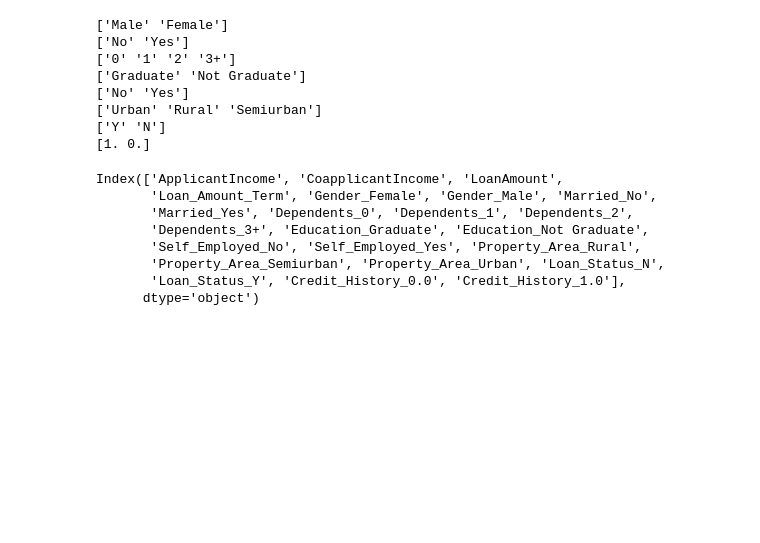
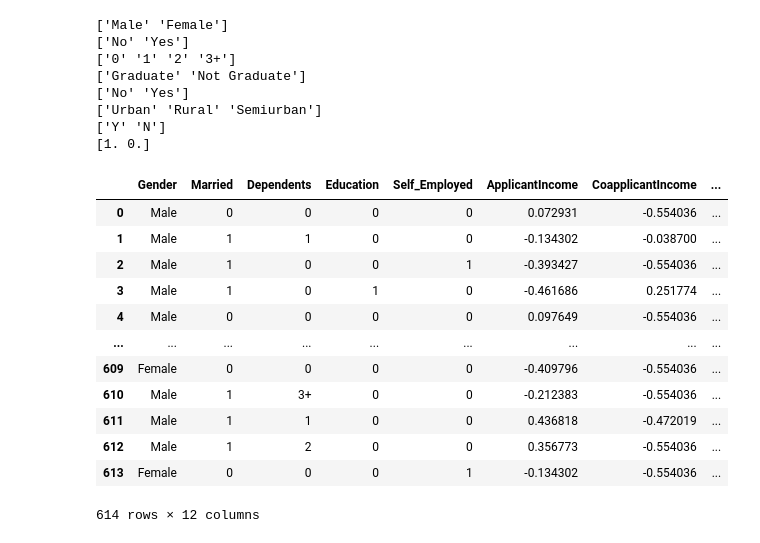
Before and after one commit to mawada-sweis/Loan-prediction-dataset, a Jupyter notebook: data_cleaning.ipynb, the cells around one changed output. Saved outputs shown, nothing was run; the diff lists cells and outputs as text; code cells hidden in the pictures; blank space fills up the shorter version.

```diff
--- a/data_cleaning.ipynb
+++ b/data_cleaning.ipynb
@@ -293,3 +267,29 @@ for col in train_cetagory.columns:
 ['Urban' 'Rural' 'Semiurban']
 ['Y' 'N']
 [1. 0.]
+# %%
+# column need labeling
+label_column = ["Married", "Education", "Self_Employed", "Loan_Status", "Credit_History"]
+
+# creating instance of labelencoder
+labelencoder = LabelEncoder()
+
+# Assigning numerical values and storing in the same column
+for column in label_column:
+    train_data[column] = labelencoder.fit_transform(train_data[column])
+
+train_data
+# %% [output]
+|  | Gender | Married | Dependents | Education | Self_Employed | ApplicantIncome | CoapplicantIncome | ... |
+| 0 | Male | 0 | 0 | 0 | 0 | 0.072931 | -0.554036 | ... |
+| 1 | Male | 1 | 1 | 0 | 0 | -0.134302 | -0.038700 | ... |
+| 2 | Male | 1 | 0 | 0 | 1 | -0.393427 | -0.554036 | ... |
+| 3 | Male | 1 | 0 | 1 | 0 | -0.461686 | 0.251774 | ... |
+| 4 | Male | 0 | 0 | 0 | 0 | 0.097649 | -0.554036 | ... |
+| ... | ... | ... | ... | ... | ... | ... | ... | ... |
+| 609 | Female | 0 | 0 | 0 | 0 | -0.409796 | -0.554036 | ... |
+| 610 | Male | 1 | 3+ | 0 | 0 | -0.212383 | -0.554036 | ... |
+| 611 | Male | 1 | 1 | 0 | 0 | 0.436818 | -0.472019 | ... |
+| 612 | Male | 1 | 2 | 0 | 0 | 0.356773 | -0.554036 | ... |
+| 613 | Female | 0 | 0 | 0 | 1 | -0.134302 | -0.554036 | ... |
+614 rows × 12 columns
@@ -305,14 +311,3 @@ train_data = train_data.drop(train_cetagory.columns, axis=1)
-# %%
-train_data.columns
-# %% [output]
-Index(['ApplicantIncome', 'CoapplicantIncome', 'LoanAmount',
-       'Loan_Amount_Term', 'Gender_Female', 'Gender_Male', 'Married_No',
-       'Married_Yes', 'Dependents_0', 'Dependents_1', 'Dependents_2',
-       'Dependents_3+', 'Education_Graduate', 'Education_Not Graduate',
-       'Self_Employed_No', 'Self_Employed_Yes', 'Property_Area_Rural',
-       'Property_Area_Semiurban', 'Property_Area_Urban', 'Loan_Status_N',
-       'Loan_Status_Y', 'Credit_History_0.0', 'Credit_History_1.0'],
-      dtype='object')
 # %%
 train_data
 # %% [output]
```
Also changed, not shown: parts of 32 cells of this notebook.
